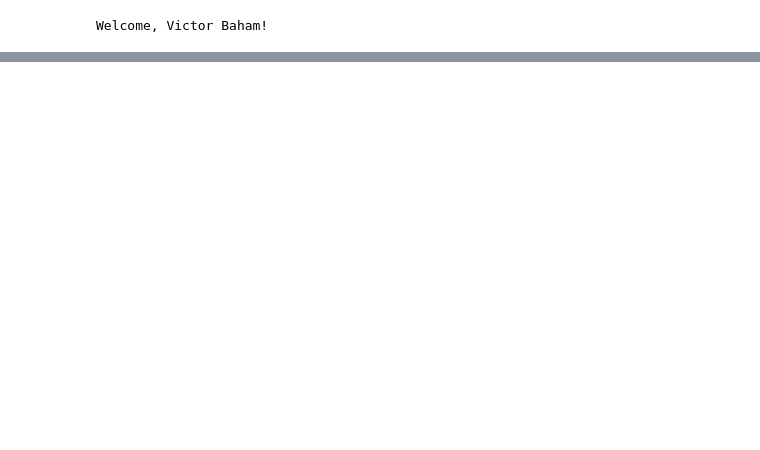
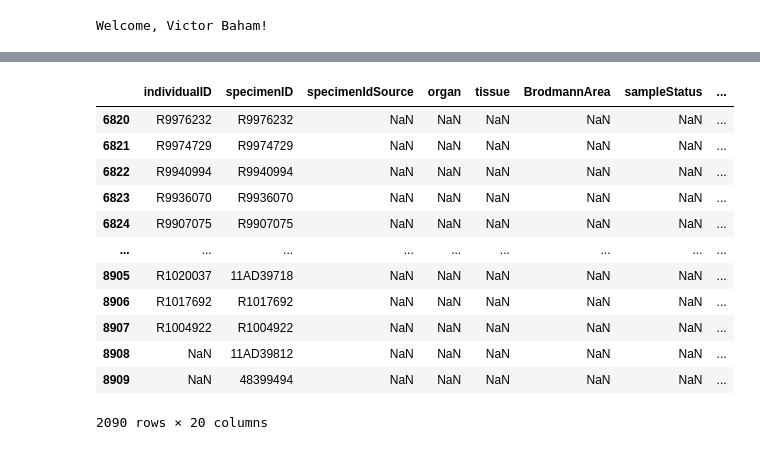
Before and after one commit to MasterPastures/AMP-AD-Data-Wrangling-VB, a Jupyter notebook: 09_2024_ROSMAP_snpArray_Fixes.ipynb, the cells around one changed output, grey strips where cells are left out. Saved outputs shown, nothing was run; the diff lists cells and outputs as text; code cells hidden in the pictures; blank space fills up the shorter version.

```diff
--- a/09_2024_ROSMAP_snpArray_Fixes.ipynb
+++ b/09_2024_ROSMAP_snpArray_Fixes.ipynb
@@ -16,0 +86,17 @@ KeyboardInterrupt:
+# %%
+change_bio = ros_bio[ros_bio['assay'] == 'snpArray']
+change_bio
+# %% [output]
+|  | individualID | specimenID | specimenIdSource | organ | tissue | BrodmannArea | sampleStatus | ... |
+| 6820 | R9976232 | R9976232 | NaN | NaN | NaN | NaN | NaN | ... |
+| 6821 | R9974729 | R9974729 | NaN | NaN | NaN | NaN | NaN | ... |
+| 6822 | R9940994 | R9940994 | NaN | NaN | NaN | NaN | NaN | ... |
+| 6823 | R9936070 | R9936070 | NaN | NaN | NaN | NaN | NaN | ... |
+| 6824 | R9907075 | R9907075 | NaN | NaN | NaN | NaN | NaN | ... |
+| ... | ... | ... | ... | ... | ... | ... | ... | ... |
+| 8905 | R1020037 | 11AD39718 | NaN | NaN | NaN | NaN | NaN | ... |
+| 8906 | R1017692 | R1017692 | NaN | NaN | NaN | NaN | NaN | ... |
+| 8907 | R1004922 | R1004922 | NaN | NaN | NaN | NaN | NaN | ... |
+| 8908 | NaN | 11AD39812 | NaN | NaN | NaN | NaN | NaN | ... |
+| 8909 | NaN | 48399494 | NaN | NaN | NaN | NaN | NaN | ... |
+2090 rows × 20 columns
```
Also changed, not shown: parts of 28 cells of this notebook.
